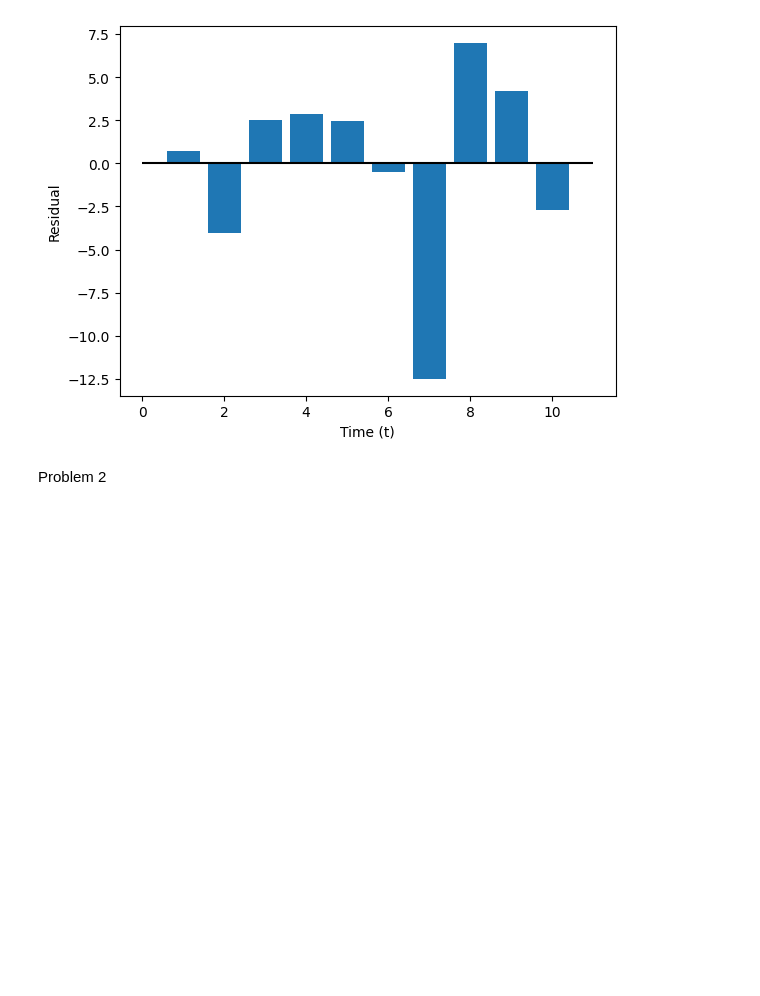
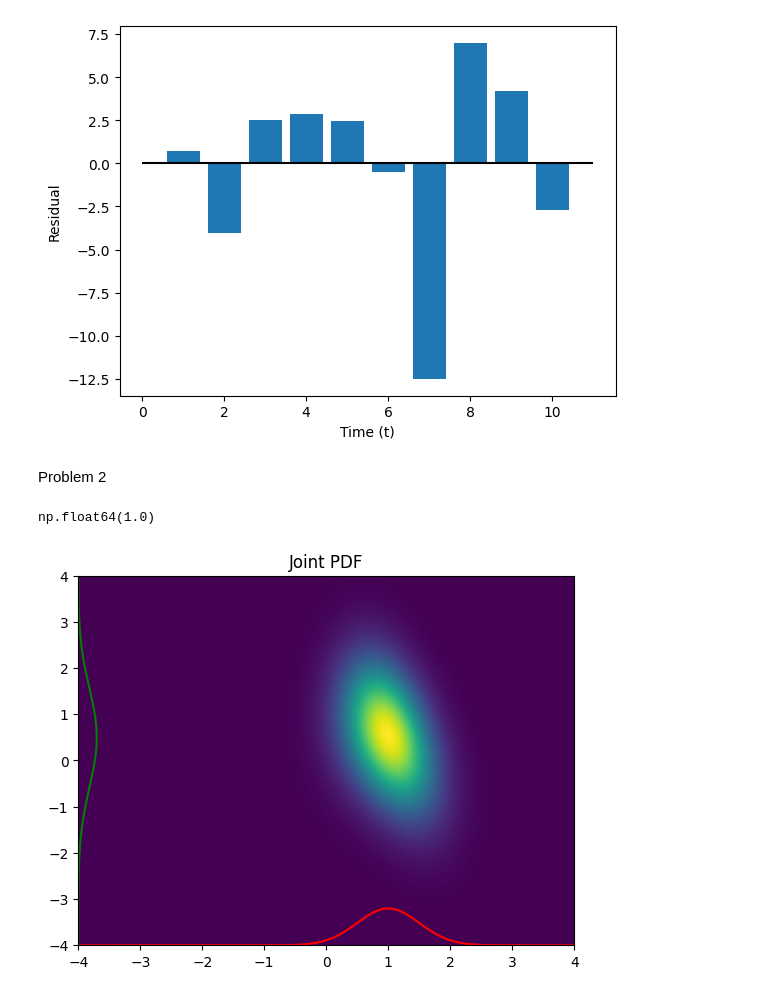
Before and after one commit to tcooley01/AERO729, a Jupyter notebook: HW6Files/Hw6.ipynb, the cells around one changed output. Cells and saved outputs as stored; diff of their text form; code cells hidden in the pictures; blank space fills up the shorter version.

```diff
--- a/HW6Files/Hw6.ipynb
+++ b/HW6Files/Hw6.ipynb
@@ -126,3 +128,43 @@ plt.show()
 [figure]
 # %% [markdown]
 Problem 2
+# %%
+def joint_pdf(x, y, sig_q, x_0, sig_x):
+    first_term = -0.5*(((y - np.cos(x))/sig_q)**2)
+    second_term = -0.5*(((x-x_0)/sig_x)**2)
+    pdf_raw = np.exp(first_term + second_term)
+    return pdf_raw
+
+# define grid
+x_range = (-4, 4)
+y_range = (-4, 4)
+num_cells = 1000
+
+# define params
+sig_x = 0.5
+sig_q = 1
+sig_y = 0.3
+d = -0.5
+x_0 = 1
+
+x = np.linspace(x_range[0], x_range[1], num_cells)
+y = np.linspace(y_range[0], y_range[1], num_cells)
+xx, yy = np.meshgrid(x, y)
+unormalized_logits = joint_pdf(xx, yy, sig_q, x_0, sig_x)
+normalizer = unormalized_logits.sum()
+normalized_logits = unormalized_logits/normalizer
+prior_x = norm.pdf(x, x_0, sig_x) - 4
+green = 100*np.sum(normalized_logits, axis=1) - 4
+normalized_logits.sum()
+# %% [output]
+np.float64(1.0)
+# %%
+fig, ax = plt.subplots()
+im = ax.imshow(normalized_logits, extent = [x.min(), x.max(), y.min(), y.max()],
+               origin='lower', cmap='viridis', aspect='auto')
+plt.plot(x, prior_x, color='red')
+plt.plot(green, y, color='green')
+ax.set_title('Joint PDF')
+plt.show()
+# %% [output]
+[figure, added]
```
Also changed, not shown: parts of 3 cells of this notebook.
